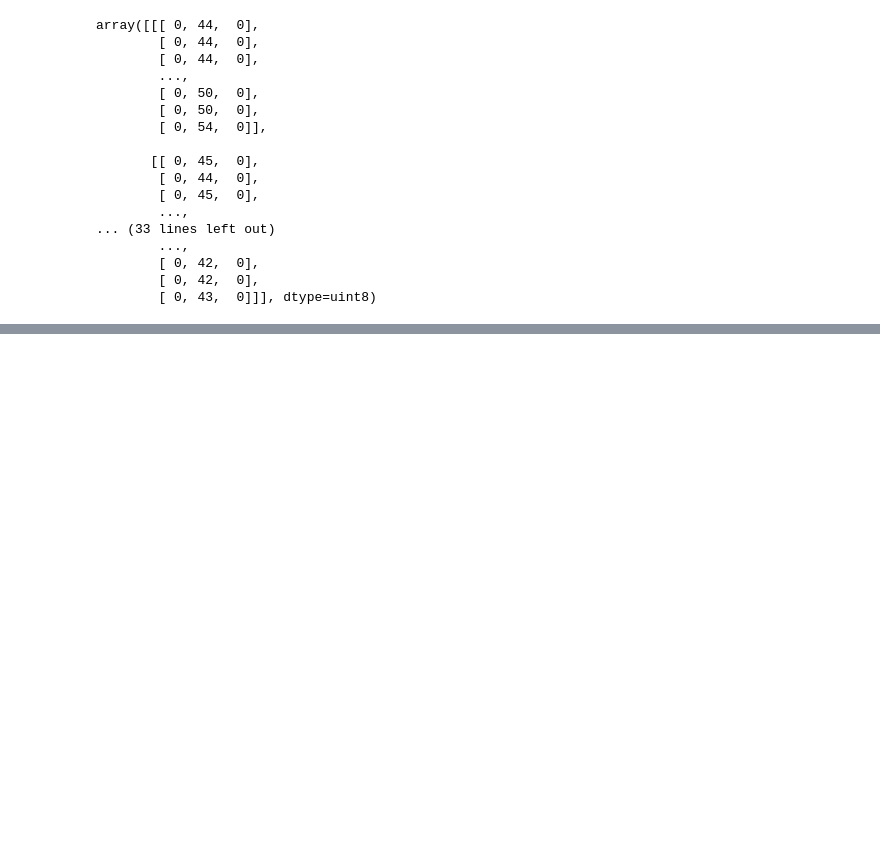
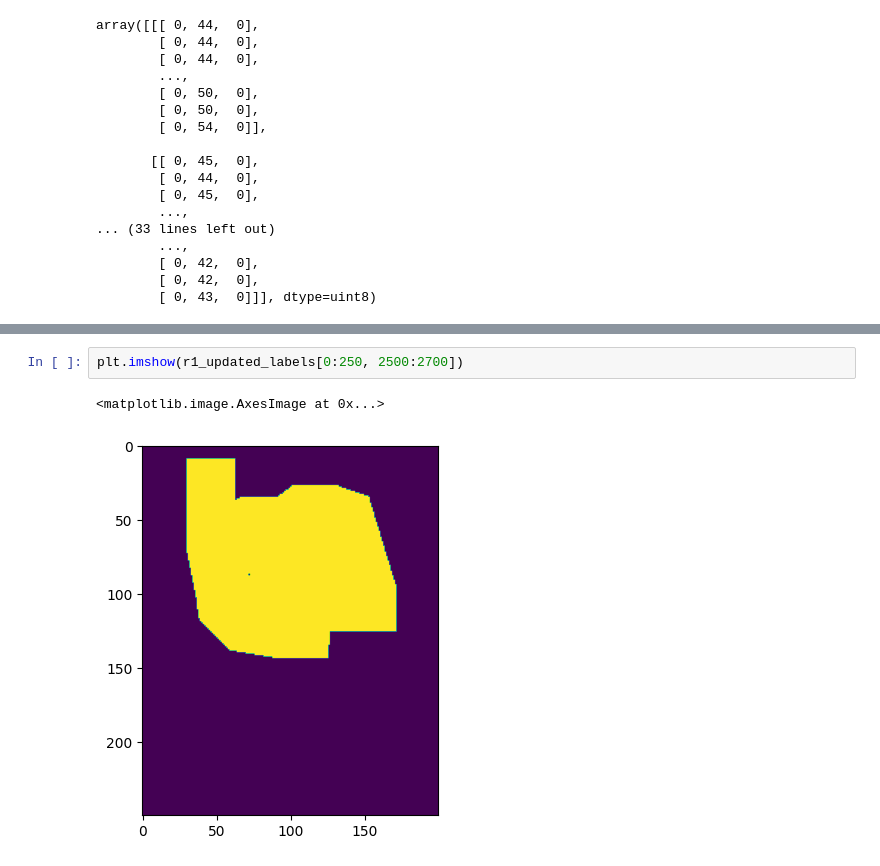
Before and after one commit to yuwa2020/burn-scars, a Jupyter notebook: public/scripts/data_al/binarize_forest_label.ipynb, the cells around one changed output, grey strips where cells are left out. Drawn from its saved outputs; the diff is of its cells as text; blank space fills up the shorter version.

```diff
--- a/public/scripts/data_al/binarize_forest_label.ipynb
+++ b/public/scripts/data_al/binarize_forest_label.ipynb
@@ -152,0 +184,5 @@ array([[[ 0, 44,  0],
+# %%
+plt.imshow(r1_updated_labels[0:250, 2500:2700])
+# %% [output]
+<matplotlib.image.AxesImage at 0x...>
+[figure, added]
```
Also changed, not shown: parts of 8 cells of this notebook, 12 other files.
